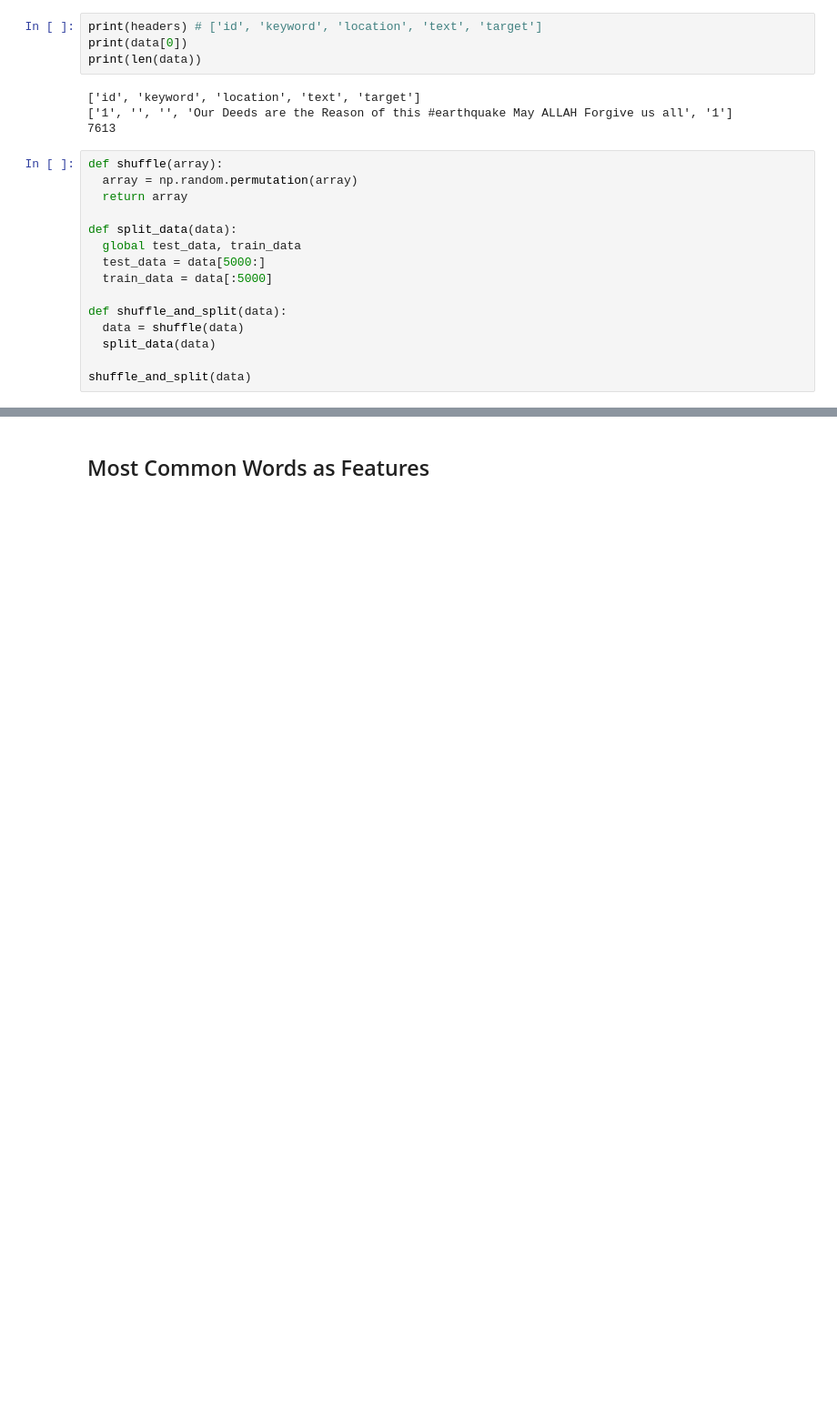
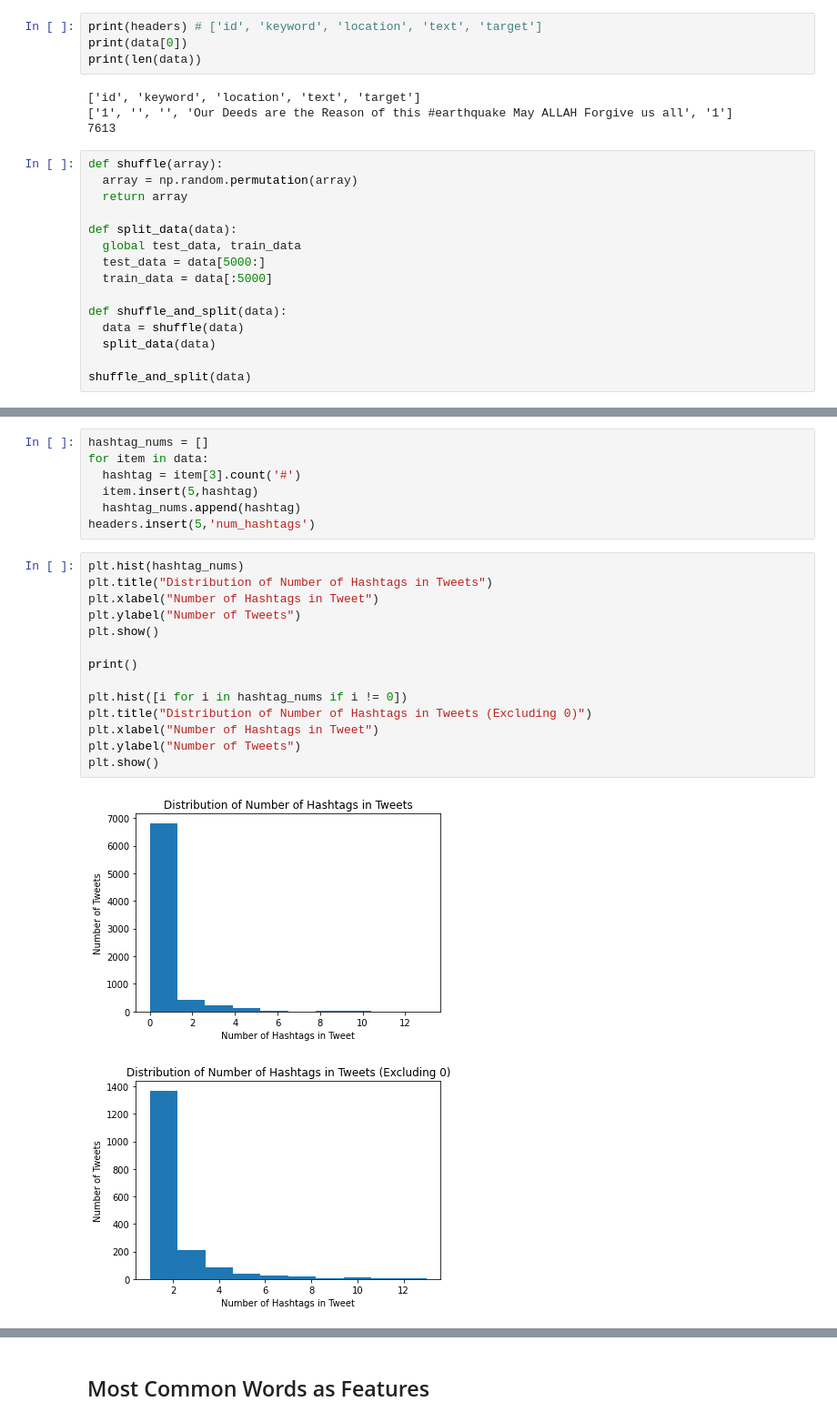
Before and after one commit to eshika289/cs301_project, a Jupyter notebook: CS_301_Project_NLP_Disaster_Tweets.ipynb, the cells around one changed output, grey strips where cells are left out. Shown at 91% size. Saved outputs shown, nothing was run; the diff lists cells and outputs as text; blank space fills up the shorter version.

```diff
--- a/CS_301_Project_NLP_Disaster_Tweets.ipynb
+++ b/CS_301_Project_NLP_Disaster_Tweets.ipynb
@@ -107,0 +149,24 @@ shuffle_and_split(data)
+# %%
+hashtag_nums = []
+for item in data:
+  hashtag = item[3].count('#')
+  item.insert(5,hashtag)
+  hashtag_nums.append(hashtag)
+headers.insert(5,'num_hashtags')
+# %%
+plt.hist(hashtag_nums)
+plt.title("Distribution of Number of Hashtags in Tweets")
+plt.xlabel("Number of Hashtags in Tweet")
+plt.ylabel("Number of Tweets")
+plt.show()
+
+print()
+
+plt.hist([i for i in hashtag_nums if i != 0])
+plt.title("Distribution of Number of Hashtags in Tweets (Excluding 0)")
+plt.xlabel("Number of Hashtags in Tweet")
+plt.ylabel("Number of Tweets")
+plt.show()
+# %% [output]
+[figure, added]
+[figure, added]
```
Also changed, not shown: parts of 126 cells of this notebook.
